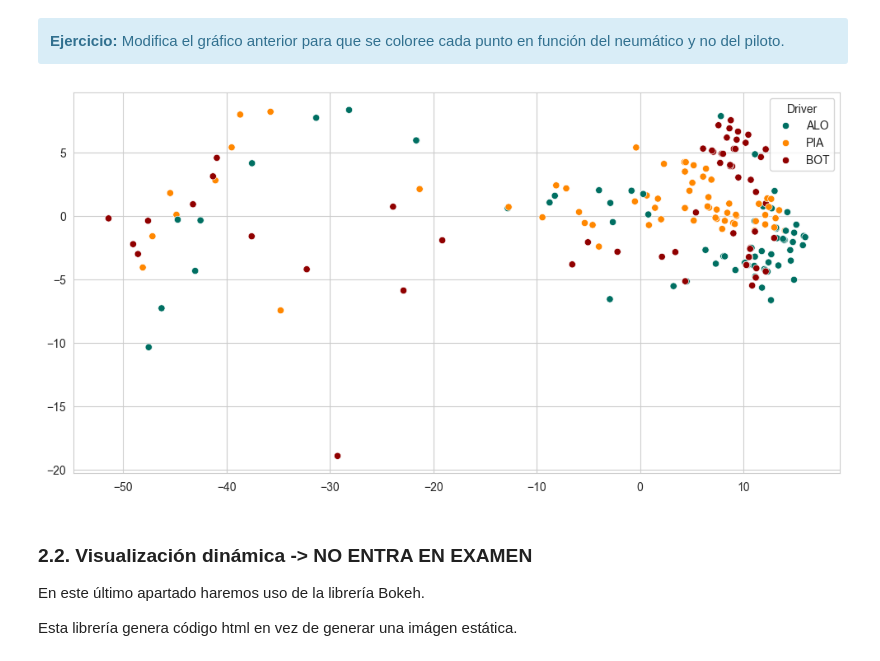
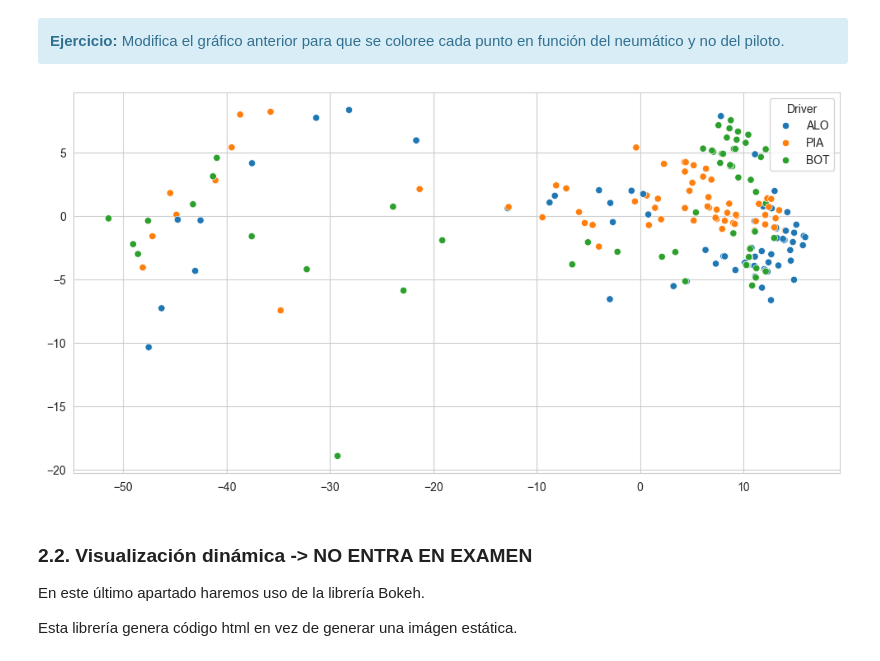
Before and after one commit to medinafdzz/Sistemas-Inteligentes, a Jupyter notebook: prácticas/ES/P2/P2.3-Visualización.ipynb, the cells around one changed output. Drawn from its saved outputs; the diff is of its cells as text; code cells hidden in the pictures.

Commit message:
Practica 3: Visualizacion

```diff
--- a/prácticas/ES/P2/P2.3-Visualización.ipynb
+++ b/prácticas/ES/P2/P2.3-Visualización.ipynb
@@ -475,9 +475,9 @@ Text(0.5, 1.0, 'Reducción de dimensiones mediante t-SNE')
 # %%
 # Tu código aquí)
 plt.figure(figsize=fig_size)
-the_plot = sns.scatterplot(x=new_2D_data[:,0], y=new_2D_data[:,1], hue=filtered_data["Driver"], palette=tire_colors);
+the_plot = sns.scatterplot(x=new_2D_data[:,0], y=new_2D_data[:,1], hue=filtered_data["Driver"]);
 # %% [output]
-[figure, old version]
+[figure, new version]
 # %% [markdown]
 ### **2.2. Visualización dinámica** -> **NO ENTRA EN EXAMEN**
 En este último apartado haremos uso de la librería Bokeh.
```
